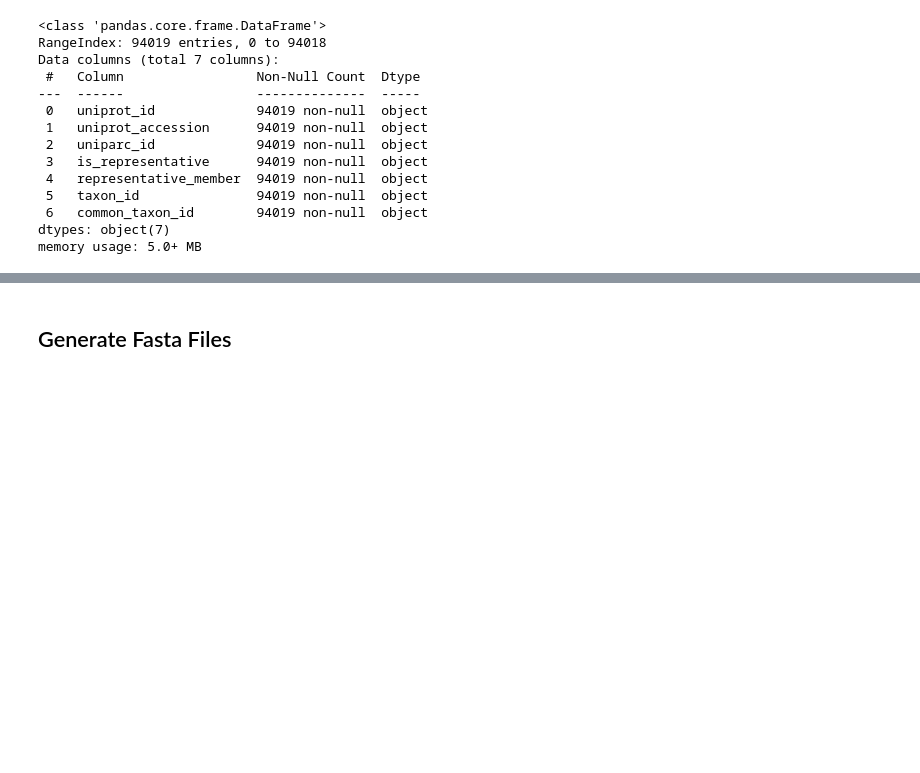
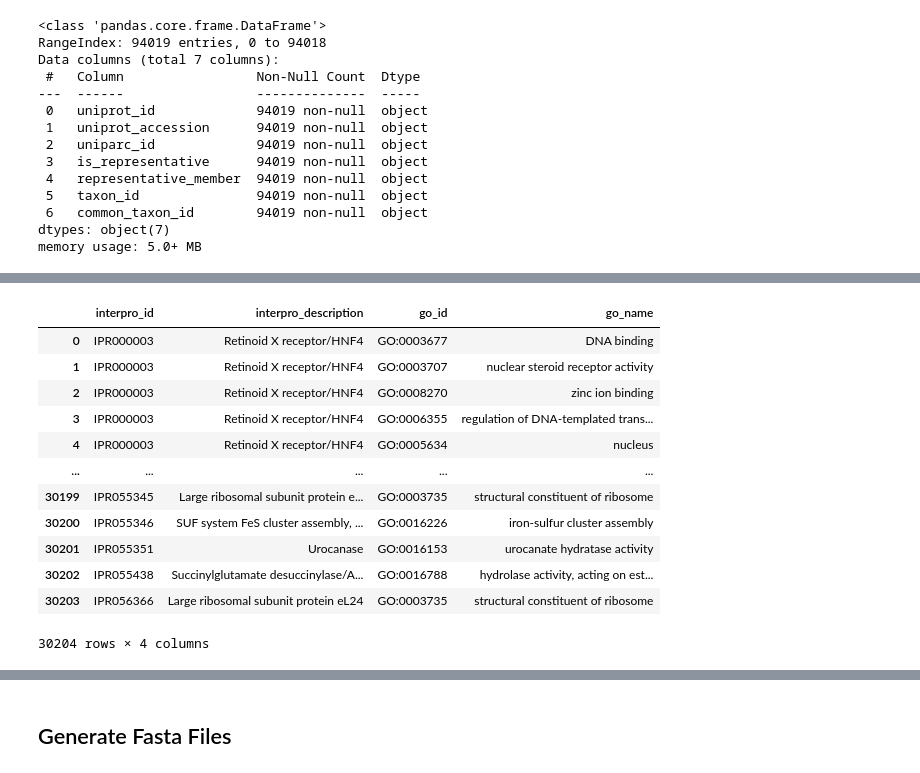
Before and after one commit to boun-tabi-lifelu/evolutionary-subword-tokenization, a Jupyter notebook: Prog/dataset_schema.ipynb, the cells around one changed output, grey strips where cells are left out. Cells and saved outputs as stored; diff of their text form; code cells hidden in the pictures; blank space fills up the shorter version.

```diff
--- a/Prog/dataset_schema.ipynb
+++ b/Prog/dataset_schema.ipynb
@@ -740,0 +1336,16 @@ memory usage: 5.0+ MB
+# %%
+pd.read_sql(f"SELECT * FROM interpro_go_mapping", conn)
+# %% [output]
+|  | interpro_id | interpro_description | go_id | go_name |
+| 0 | IPR000003 | Retinoid X receptor/HNF4 | GO:0003677 | DNA binding |
+| 1 | IPR000003 | Retinoid X receptor/HNF4 | GO:0003707 | nuclear steroid receptor activity |
+| 2 | IPR000003 | Retinoid X receptor/HNF4 | GO:0008270 | zinc ion binding |
+| 3 | IPR000003 | Retinoid X receptor/HNF4 | GO:0006355 | regulation of DNA-templated trans... |
+| 4 | IPR000003 | Retinoid X receptor/HNF4 | GO:0005634 | nucleus |
+| ... | ... | ... | ... | ... |
+| 30199 | IPR055345 | Large ribosomal subunit protein e... | GO:0003735 | structural constituent of ribosome |
+| 30200 | IPR055346 | SUF system FeS cluster assembly, ... | GO:0016226 | iron-sulfur cluster assembly |
+| 30201 | IPR055351 | Urocanase | GO:0016153 | urocanate hydratase activity |
+| 30202 | IPR055438 | Succinylglutamate desuccinylase/A... | GO:0016788 | hydrolase activity, acting on est... |
+| 30203 | IPR056366 | Large ribosomal subunit protein eL24 | GO:0003735 | structural constituent of ribosome |
+30204 rows × 4 columns
```
Also changed, not shown: parts of 15 cells of this notebook, 37 other files.
